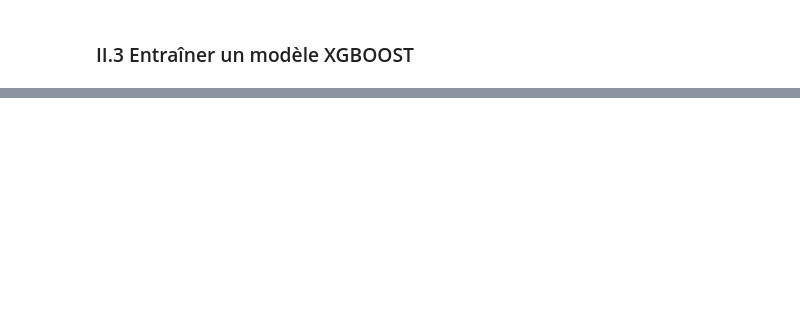
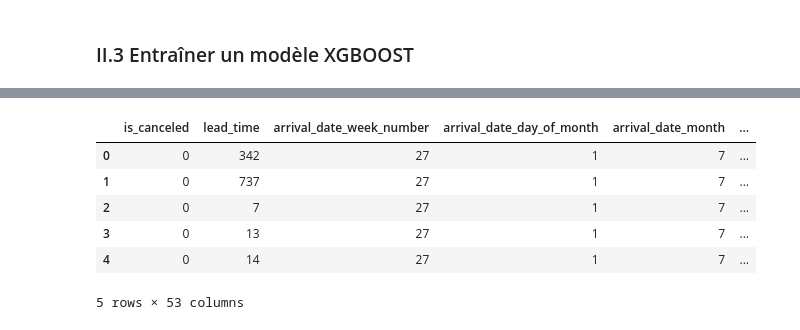
Before and after one commit to ChakibBrg/TP_XGBOOST, a Jupyter notebook: XGBOOST.ipynb, the cells around one changed output, grey strips where cells are left out. Saved outputs shown, nothing was run; the diff lists cells and outputs as text; code cells hidden in the pictures; blank space fills up the shorter version.

```diff
--- a/XGBOOST.ipynb
+++ b/XGBOOST.ipynb
@@ -228,0 +248,11 @@ pd.DataFrame({
+# %%
+bookings = pd.read_csv('data/hotel_bookings.csv')
+bookings.head()
+# %% [output]
+|  | is_canceled | lead_time | arrival_date_week_number | arrival_date_day_of_month | arrival_date_month | ... |
+| 0 | 0 | 342 | 27 | 1 | 7 | ... |
+| 1 | 0 | 737 | 27 | 1 | 7 | ... |
+| 2 | 0 | 7 | 27 | 1 | 7 | ... |
+| 3 | 0 | 13 | 27 | 1 | 7 | ... |
+| 4 | 0 | 14 | 27 | 1 | 7 | ... |
+5 rows × 53 columns
```
Also changed, not shown: parts of 30 cells of this notebook, 1 other file.
